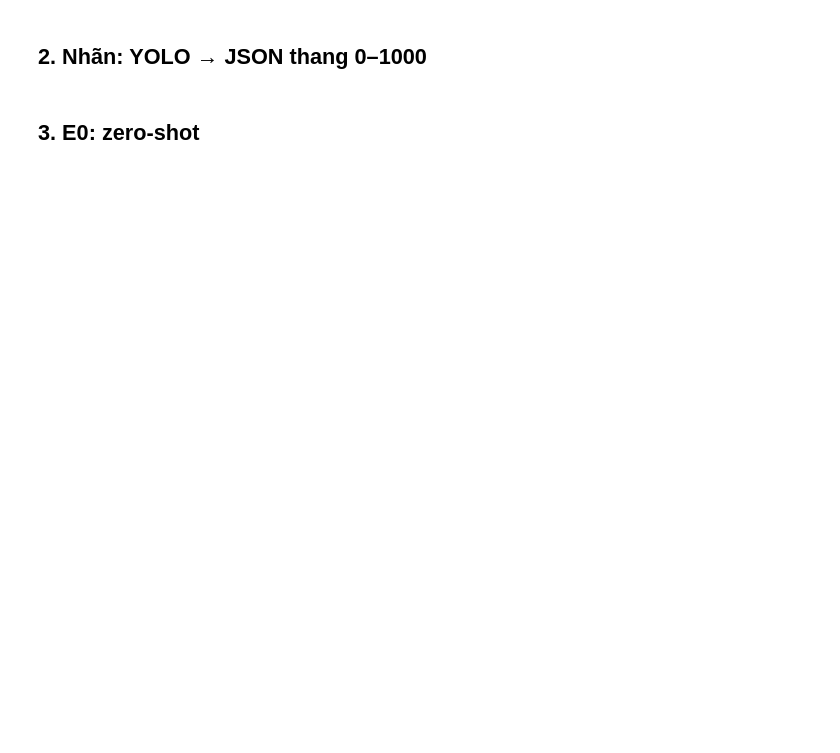
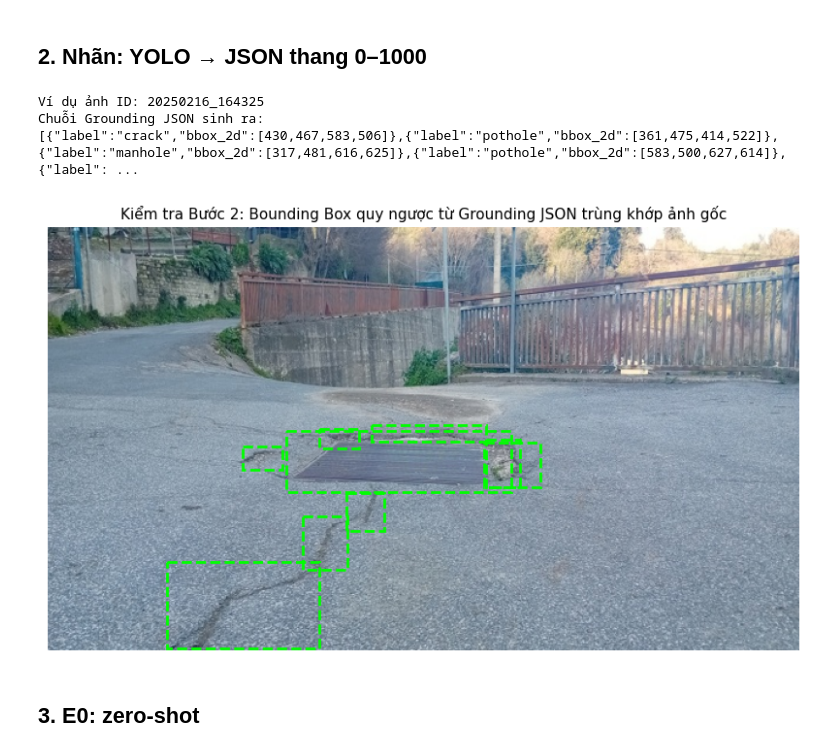
Before and after one commit to The-Spirit-of-the-Beehive/K4-Track-4-Day10-VisionLanguageModel, a Jupyter notebook: lab_day10.ipynb, the cells around one changed output. Cells and saved outputs as stored; diff of their text form; code cells hidden in the pictures; blank space fills up the shorter version.

```diff
--- a/lab_day10.ipynb
+++ b/lab_day10.ipynb
@@ -26,2 +151,76 @@ os.environ['KAGGLE_KEY'] = userdata.get('KAGGLE_KEY')
+# %%
+# YOUR CODE HERE: viết yolo_to_box() và objects_to_answer() (GUIDE bước 2)
+import json
+import matplotlib.pyplot as plt
+import matplotlib.patches as patches
+from PIL import Image
+
+# 1. Định nghĩa hàm chuyển đổi YOLO sang toạ độ Grounding [0, 1000]
+def yolo_to_box(label: str, yolo: list[float]) -> dict:
+    xc, yc, w, h = yolo  # Chuẩn hoá [0, 1]
+    x1 = int(round(max(0.0, min(1000.0, (xc - w / 2) * 1000))))
+    y1 = int(round(max(0.0, min(1000.0, (yc - h / 2) * 1000))))
+    x2 = int(round(max(0.0, min(1000.0, (xc + w / 2) * 1000))))
+    y2 = int(round(max(0.0, min(1000.0, (yc + h / 2) * 1000))))
+
+    # Đảm bảo box hợp lệ (không bị suy biến)
+    if x2 <= x1:
+        x2 = min(1000, x1 + 1)
+    if y2 <= y1:
+        y2 = min(1000, y1 + 1)
+    return {"label": label, "bbox_2d": [x1, y1, x2, y2]}
+
+def objects_to_answer(objects: list[dict]) -> str:
+    boxes = [yolo_to_box(o["label"], o["yolo"]) for o in objects]
+    # Sắp xếp ổn định (Deterministic): Trên -> Dưới (y1), Trái -> Phải (x1)
+    boxes.sort(key=lambda b: (b["bbox_2d"][1], b["bbox_2d"][0]))
+    return json.dumps(boxes, separators=(",", ":"))
+
+# 2. Định nghĩa PROMPT chuẩn cho mô hình
+PROMPT = (
+    "Locate road damage in this image. "
+    "Detect only objects of classes: pothole, crack, manhole. "
+    "Output a JSON list of objects with label and bbox_2d coordinates "
+    "normalized on a 0-1000 scale: "
+    '[{"label": "...", "bbox_2d": [x1, y1, x2, y2]}]. '
+    "If no damage is found, output []."
+)
+
+# 3. KIỂM TRA ĐỐI CHIẾU: Chuyển nhãn sang JSON rồi quy ngược lại Pixel
+sample = train_samples[0]
+img_path = os.path.join("data", sample["image_path"])
+img = Image.open(img_path)
+w_img, h_img = sample["width"], sample["height"]
+
+# Chuyển YOLO -> JSON string
+json_answer = objects_to_answer(sample["objects"])
+parsed_boxes = json.loads(json_answer)
+
+print(f"Ví dụ ảnh ID: {sample['image_id']}")
+print(f"Chuỗi Grounding JSON sinh ra:\n{json_answer}\n")
+
+# Vẽ kiểm chứng: Box đỏ (gốc) và Box xanh đứt đoạn (quy đổi ngược từ JSON)
+fig, ax = plt.subplots(figsize=(10, 6))
+ax.imshow(img)
+
+# Vẽ box từ JSON quy ngược về pixel
+for box in parsed_boxes:
+    x1, y1, x2, y2 = box["bbox_2d"]
+    px1, py1 = x1 * w_img / 1000.0, y1 * h_img / 1000.0
+    px2, py2 = x2 * w_img / 1000.0, y2 * h_img / 1000.0
+    rect = patches.Rectangle(
+        (px1, py1), px2 - px1, py2 - py1,
+        linewidth=2, edgecolor="lime", linestyle="--", facecolor="none"
+    )
+    ax.add_patch(rect)
+
+ax.set_title("Kiểm tra Bước 2: Bounding Box quy ngược từ Grounding JSON trùng khớp ảnh gốc", fontsize=11)
+ax.axis("off")
+plt.show()
+# %% [output]
+Ví dụ ảnh ID: 20250216_164325
+Chuỗi Grounding JSON sinh ra:
+[{"label":"crack","bbox_2d":[430,467,583,506]},{"label":"pothole","bbox_2d":[361,475,414,522]},{"label":"manhole","bbox_2d":[317,481,616,625]},{"label":"pothole","bbox_2d":[583,500,627,614]},{"label": ...
+[figure, added]
 # %% [markdown]
 ## 3. E0: zero-shot
```
Also changed, not shown: parts of 31 cells of this notebook, 9 other files.
